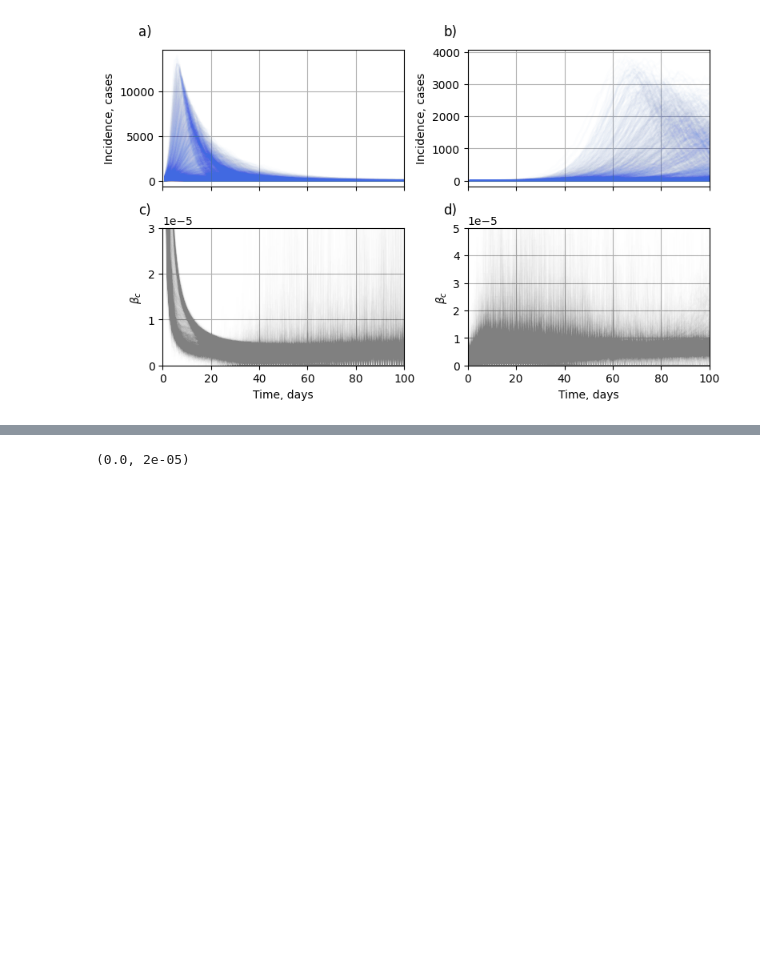
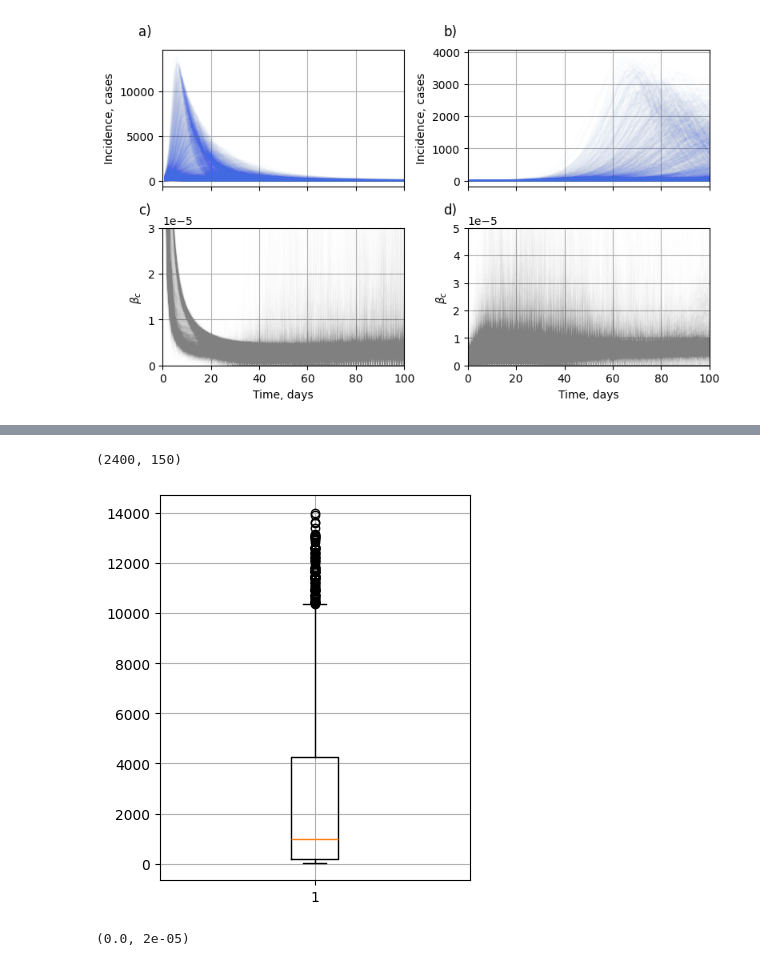
Before and after one commit to Mpkosh/network_hybrid_33, a Jupyter notebook: split_and_plot_tolopogies.ipynb, the cells around one changed output, grey strips where cells are left out. Drawn from its saved outputs; the diff is of its cells as text; code cells hidden in the pictures; blank space fills up the shorter version.

```diff
--- a/split_and_plot_tolopogies.ipynb
+++ b/split_and_plot_tolopogies.ipynb
@@ -92,3 +113,24 @@ plt.savefig(f'results/ba_sw.png', format='png', bbox_inches='tight')
+# %%
+ba_all = []
+for i,file in enumerate(ba[::1]):
+    df = pd.read_csv(dire_ba+file[0], usecols=['S','E','I','Beta'])
+    temp = df[['E','S']].shift([0,1])
+    # Inc_t = (E_t-1 - E_t) - (S_t - S_t-1)
+    df['incidence'] = (temp['E_1'] - temp['E_0']) - \
+                        (temp['S_0'] - temp['S_1'])
+    ba_all.append(df['incidence'])
+
+ba_all = np.array(ba_all)
+ba_all[np.isnan(ba_all)] = 0.0
+ba_all.shape
+# %% [output]
+(2400, 150)
+# %%
+plt.subplots(figsize=(4,5))
+plt.boxplot(ba_all.max(axis=1))
+plt.grid()
+# %% [output]
+[figure, added]
 # %%
 import predict_Beta_I
 
```
Also changed, not shown: parts of 3 cells of this notebook, 48 other files.
